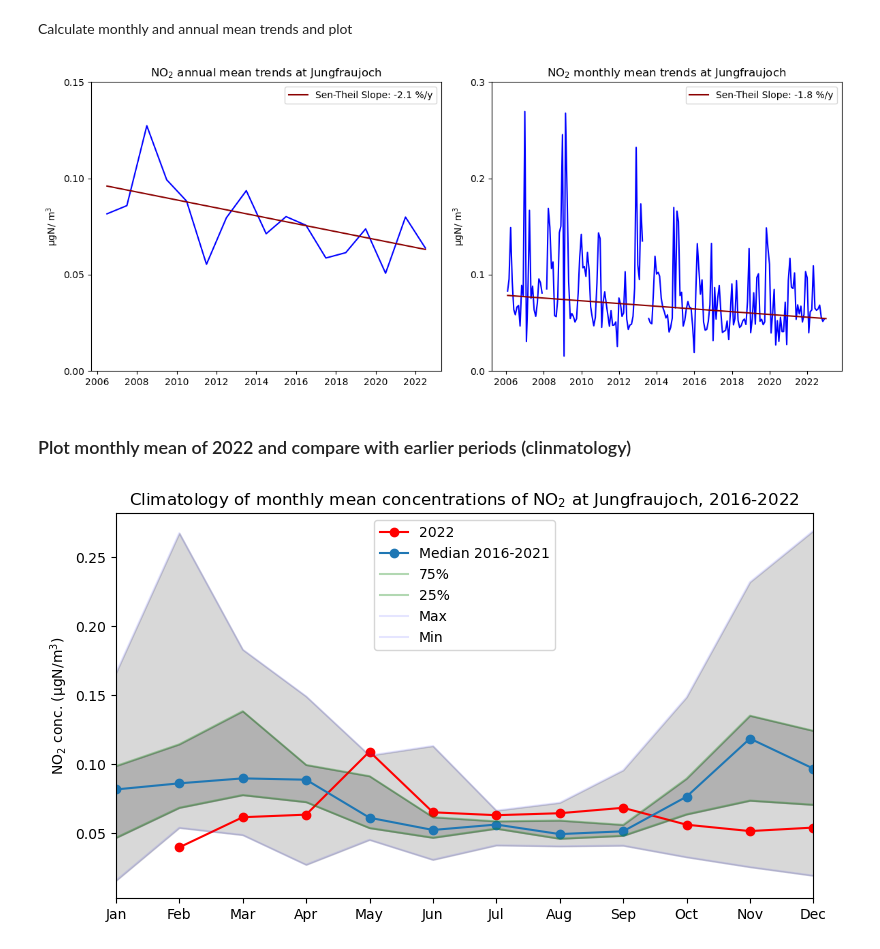
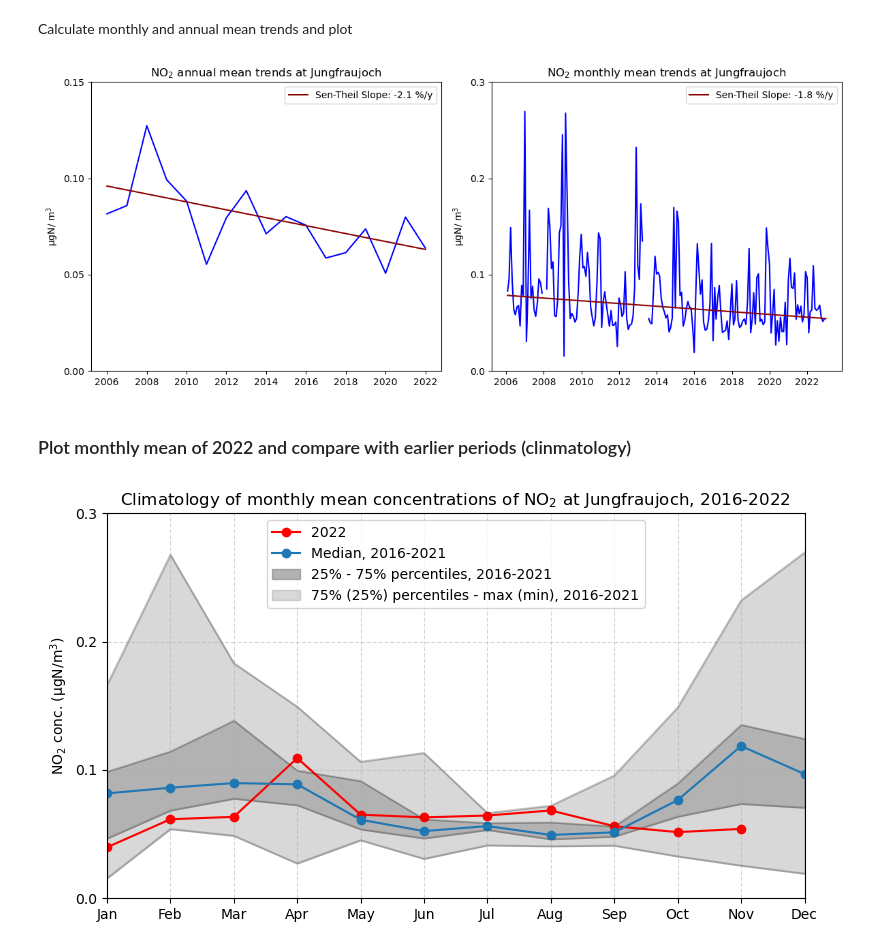
Before and after one commit to ACTRIS-Data-Centre/actris-jupyter-hub, a Jupyter notebook: dev-actris-jupyter-hub/actris-norway-hackathon/use-case-4-averaging-maps/trends_and_climatology_NO2.ipynb, the cells around one changed output. Saved outputs shown, nothing was run; the diff lists cells and outputs as text; code cells hidden in the pictures.

```diff
--- a/dev-actris-jupyter-hub/actris-norway-hackathon/use-case-4-averaging-maps/trends_and_climatology_NO2.ipynb
+++ b/dev-actris-jupyter-hub/actris-norway-hackathon/use-case-4-averaging-maps/trends_and_climatology_NO2.ipynb
@@ -82,8 +81,8 @@ def concatenate_time_series(data_arrays, is_annual=False):
     values = []
     for data_array in data_arrays:
         if is_annual:
-            # Set the time to January 1st of the following year
-            times.extend(data_array.time.values + np.timedelta64(1, 'D') - np.timedelta64(184, 'D'))
+            # Set the time to January 1st
+            times.extend(data_array.time.values + np.timedelta64(1, 'D') - np.timedelta64(365, 'D'))
             values.extend(data_array.values)
         else:
             times.extend(data_array.time.values)
@@ -217,7 +208,7 @@ axs[1].legend()
 plt.tight_layout()
 plt.show()
 # %% [output]
-[figure, old version]
+[figure, new version]
 # %% [markdown]
 ### Plot monthly mean of 2022 and compare with earlier periods (clinmatology)
 # %%
@@ -225,39 +216,43 @@ plt.show()
 df_monthly['month'] = df_monthly['time'].dt.month
 
 # Filter the DataFrame to create two separate DataFrames,
 # one with 2022 data and one with other years
 df_2022 = df_monthly[df_monthly['time'].dt.year == 2022].drop(columns=['time'])
 df_other_years = df_monthly[df_monthly['time'].dt.year != 2022].drop(columns=['time'])
 
 # Calculate monthly statistics for other years and extract relevant statistics
 monthly_stats = df_other_years.groupby('month')['value'].describe()
 max_values = monthly_stats['max']
 min_values = monthly_stats['min']
 q75_values = monthly_stats['75%']
 q25_values = monthly_stats['25%']
 median_values = monthly_stats['50%']
-months = ['Jan', 'Feb', 'Mar', 'Apr', 'May', 'Jun', 'Jul', 'Aug', 'Sep', 'Oct', 'Nov', 'Dec']
+months = list(range(1, 13))  # List of integers from 1 to 12
 
 # Plot the statistics
 plt.figure(figsize=(9, 5))
 
 plt.plot(df_2022['month'], df_2022['value'], label='2022', marker='o', color='red')
 plt.plot(months, median_values, label='Median 2016-2021', marker='o')
-plt.plot(months, q75_values, label='75%', color='green', alpha=0.3)
-plt.plot(months, q25_values, label='25%', color='green', alpha=0.3)
-plt.plot(months, max_values, label='Max',color='blue', alpha=0.1)
-plt.plot(months, min_values, label='Min',color='blue', alpha=0.1)
+plt.plot(months, q75_values, color='black', alpha=0.1)
+plt.plot(months, q25_values, color='black', alpha=0.1)
+plt.plot(months, max_values, color='black', alpha=0.2)
+plt.plot(months, min_values, color='black', alpha=0.2)
 
 # Add shaded area between Max and 75%
-plt.fill_between(months, q75_values, max_values, color='gray', alpha=0.3)
-plt.fill_between(months, q25_values, q75_values, color='gray', alpha=0.6)
+plt.fill_between(months, q25_values, q75_values, color='gray', alpha=0.6, label='25% - 75% percentiles, 2016-2021')
+plt.fill_between(months, q75_values, max_values, color='gray', alpha=0.3,label='75% (25%) percentiles - max (min), 2016-2021')
+
 # Add shaded area between Max and 75%
 plt.fill_between(months, q25_values, min_values, color='gray', alpha=0.3)
 
-plt.xlim(months[0], months[11])
+plt.xlim(1, 12)
+plt.yticks(np.arange(0, 0.4, 0.1))
+plt.xticks(months, ['Jan', 'Feb', 'Mar', 'Apr', 'May', 'Jun', 'Jul', 'Aug', 'Sep', 'Oct', 'Nov', 'Dec'])
 plt.ylabel('NO$_2$ conc. (µgN/m$^3$)')
 plt.title('Climatology of monthly mean concentrations of NO$_2$ at Jungfraujoch, 2016-2022')
 plt.legend()
+plt.grid(True, linestyle='--', alpha=0.5)
 plt.show()
 # %% [output]
-[figure, old version]
+[figure, new version]
```
Also changed, not shown: parts of 5 cells of this notebook.
